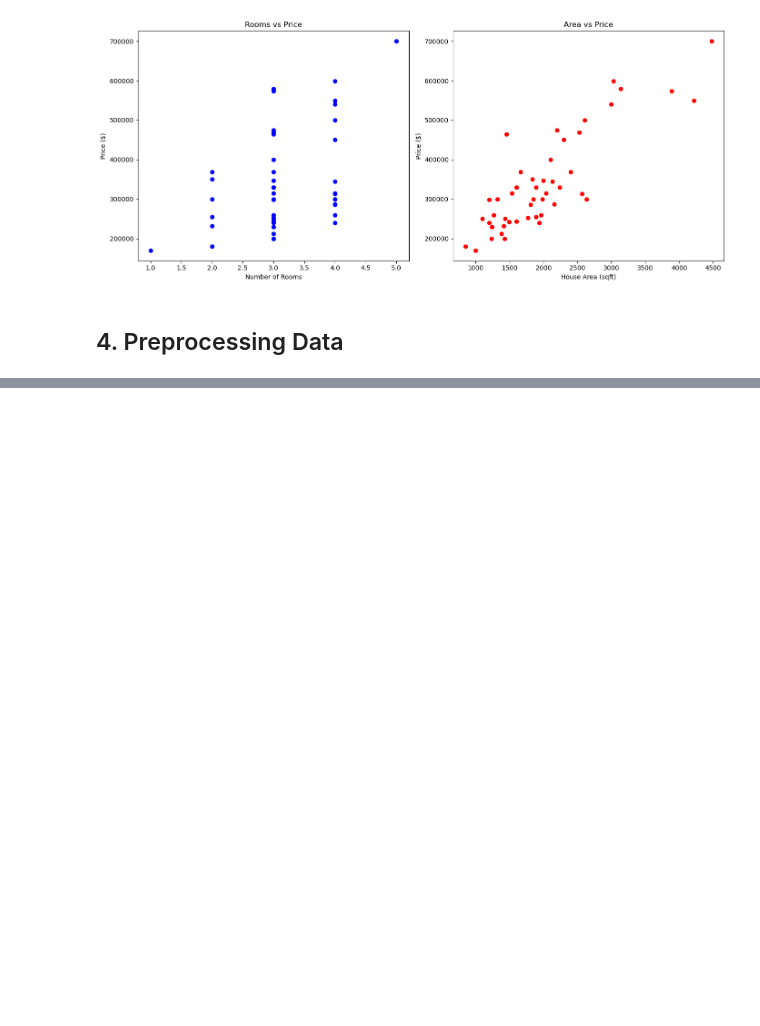
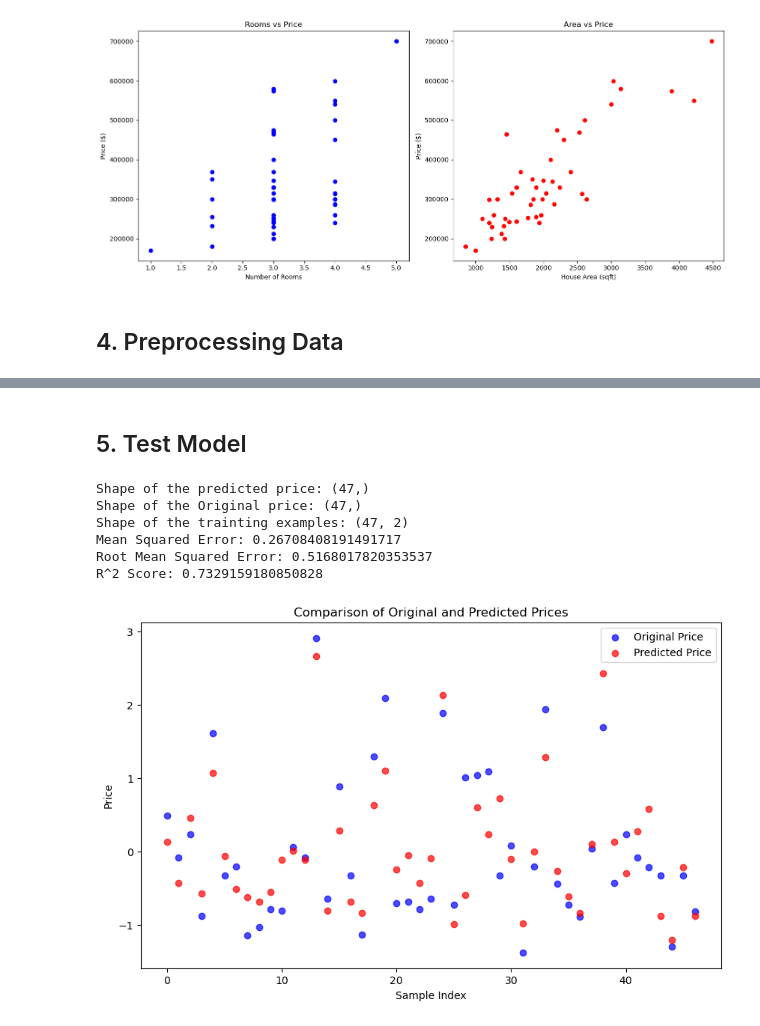
Before and after one commit to Code-MonkeyZhang/miniflow, a Jupyter notebook: multi_linear_regression.ipynb, the cells around one changed output, grey strips where cells are left out. Saved outputs shown, nothing was run; the diff lists cells and outputs as text; code cells hidden in the pictures; blank space fills up the shorter version.

```diff
--- a/multi_linear_regression.ipynb
+++ b/multi_linear_regression.ipynb
@@ -135,7 +138,5 @@ featurs=x_train.shape[1] # extract the number of features
 # make sure the shape of w is same as the number of features
 initial_w = np.zeros(featurs)
 initial_b = 0           # b shoule be a number, not a vector
-learning_rate = 5e-8
-num_iterations = 1000
-print(initial_w)
-print(initial_b)
+learning_rate = 1e-3
+num_iterations = 10000
@@ -166,0 +165,41 @@ Iteration  999: W [165.38144309   1.06865872],B0.5482749777959565, Cost 23978427
+# %% [markdown]
+## 5. Test Model
+# %%
+# prdicting the price of a house based on its areap
+def predict_price(x_test, w, b):
+    return np.dot(x_test, w) + b*1.2
+
+# test the model
+predict_price=predict_price(x_train, w_final, b_final)
+print('Shape of the predicted price:', predict_price.shape)
+print('Shape of the Original price:', y_train.shape)
+print('Shape of the trainting examples:', x_train.shape)
+
+
+mse = mean_squared_error(y_train, predict_price)
+print('Mean Squared Error:', mse)
+
+# 计算 RMSE
+rmse = np.sqrt(mse)
+print('Root Mean Squared Error:', rmse)
+
+# 计算 R^2 Score
+r2 = r2_score(y_train, predict_price)
+print('R^2 Score:', r2)
+
+plt.figure(figsize=(10, 6))
+plt.scatter(range(len(y_train)), y_train, color='blue', label='Original Price', alpha=0.7)
+plt.scatter(range(len(predict_price)), predict_price, color='red', label='Predicted Price', alpha=0.7)
+plt.title('Comparison of Original and Predicted Prices')
+plt.xlabel('Sample Index')
+plt.ylabel('Price')
+plt.legend()
+plt.show()
+# %% [output]
+Shape of the predicted price: (47,)
+Shape of the Original price: (47,)
+Shape of the trainting examples: (47, 2)
+Mean Squared Error: 0.26708408191491717
+Root Mean Squared Error: 0.5168017820353537
+R^2 Score: 0.7329159180850828
+[figure, added]
```
Also changed, not shown: parts of 5 cells of this notebook, 1 other file.
